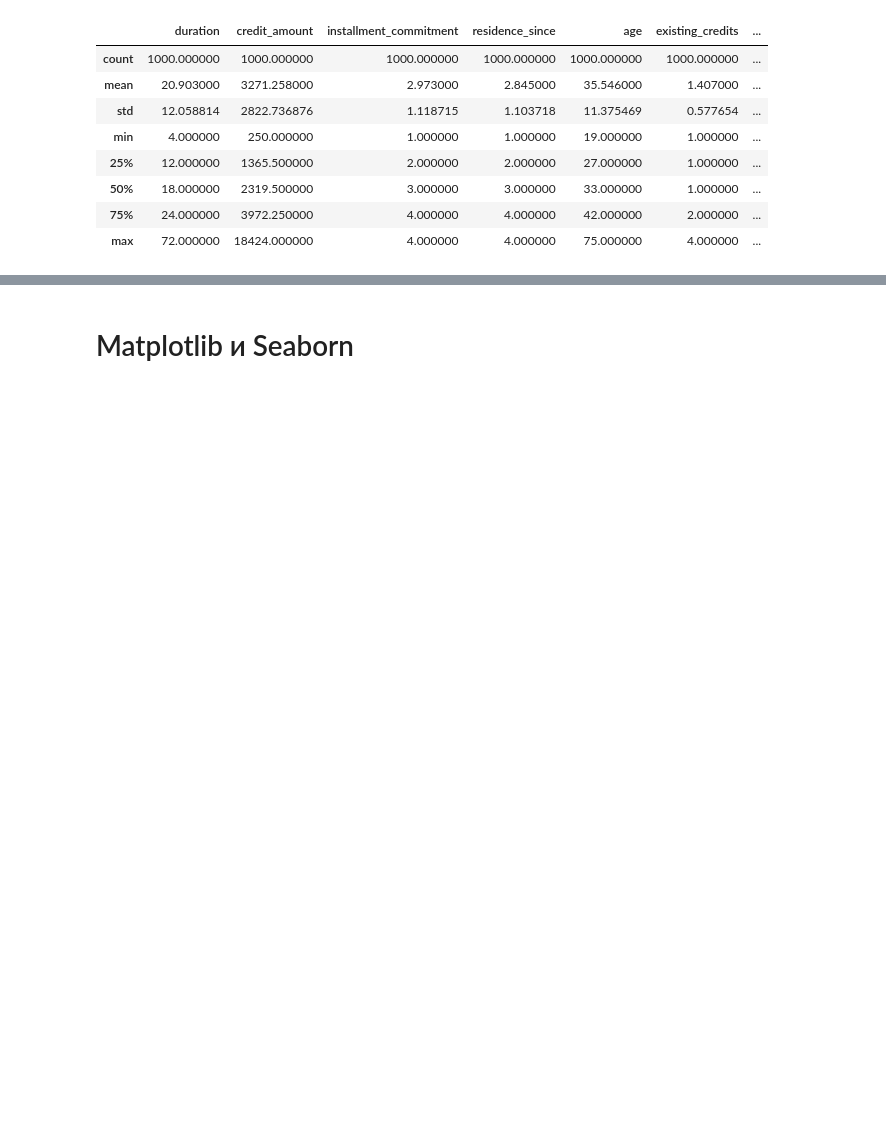
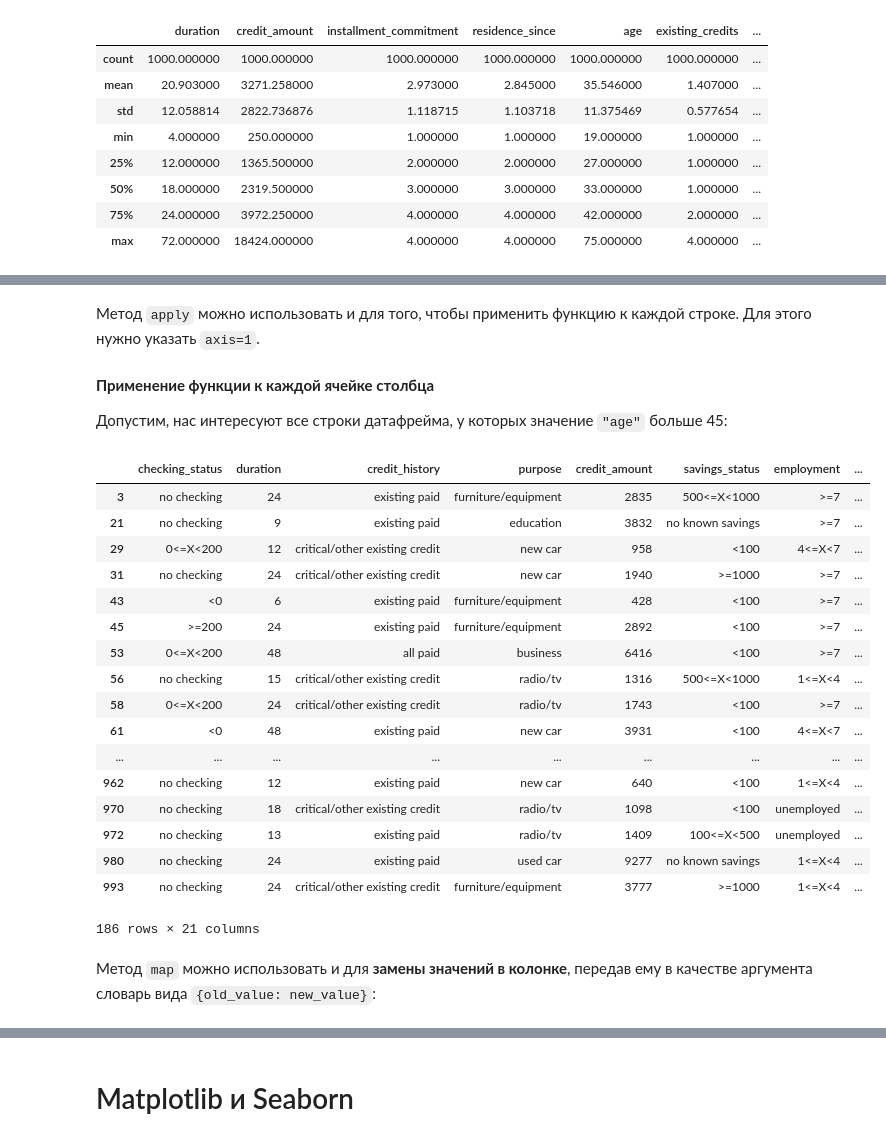
Before and after one commit to mephistopheies/mlworkshop39_042017, a Jupyter notebook: 0_python_intro/Инструменты ML.ipynb, the cells around one changed output, grey strips where cells are left out. Drawn from its saved outputs; the diff is of its cells as text; code cells hidden in the pictures; blank space fills up the shorter version.

```diff
--- a/0_python_intro/Инструменты ML.ipynb
+++ b/0_python_intro/Инструменты ML.ipynb
@@ -821,0 +866,2 @@ data.head()
+# %%
+data['age'] = data['age'].astype('int64')
@@ -833,0 +900,2 @@ data.describe()
+# %%
+data["class"] = data["class"].map({'good':0, 'bad':1}).astype('int')
@@ -857,0 +991,29 @@ df.shape
+# %% [markdown]
+Метод `apply` можно использовать и для того, чтобы применить функцию к каждой строке. Для этого нужно указать `axis=1`.
+# %% [markdown]
+**Применение функции к каждой ячейке столбца**
+
+Допустим, нас интересуют все строки датафрейма, у которых значение `"age"` больше 45:
+# %%
+data[data['age'].map(lambda x:x> 45)]
+# %% [output]
+|  | checking_status | duration | credit_history | purpose | credit_amount | savings_status | employment | ... |
+| 3 | no checking | 24 | existing paid | furniture/equipment | 2835 | 500<=X<1000 | >=7 | ... |
+| 21 | no checking | 9 | existing paid | education | 3832 | no known savings | >=7 | ... |
+| 29 | 0<=X<200 | 12 | critical/other existing credit | new car | 958 | <100 | 4<=X<7 | ... |
+| 31 | no checking | 24 | critical/other existing credit | new car | 1940 | >=1000 | >=7 | ... |
+| 43 | <0 | 6 | existing paid | furniture/equipment | 428 | <100 | >=7 | ... |
+| 45 | >=200 | 24 | existing paid | furniture/equipment | 2892 | <100 | >=7 | ... |
+| 53 | 0<=X<200 | 48 | all paid | business | 6416 | <100 | >=7 | ... |
+| 56 | no checking | 15 | critical/other existing credit | radio/tv | 1316 | 500<=X<1000 | 1<=X<4 | ... |
+| 58 | 0<=X<200 | 24 | critical/other existing credit | radio/tv | 1743 | <100 | >=7 | ... |
+| 61 | <0 | 48 | existing paid | new car | 3931 | <100 | 4<=X<7 | ... |
+| ... | ... | ... | ... | ... | ... | ... | ... | ... |
+| 962 | no checking | 12 | existing paid | new car | 640 | <100 | 1<=X<4 | ... |
+| 970 | no checking | 18 | critical/other existing credit | radio/tv | 1098 | <100 | unemployed | ... |
+| 972 | no checking | 13 | existing paid | radio/tv | 1409 | 100<=X<500 | unemployed | ... |
+| 980 | no checking | 24 | existing paid | used car | 9277 | no known savings | 1<=X<4 | ... |
+| 993 | no checking | 24 | critical/other existing credit | furniture/equipment | 3777 | >=1000 | 1<=X<4 | ... |
+186 rows × 21 columns
+# %% [markdown]
+Метод `map` можно использовать и для **замены значений в колонке**, передав ему в качестве аргумента словарь вида `{old_value: new_value}`:
```
Also changed, not shown: parts of 82 cells of this notebook, 16 other files.
